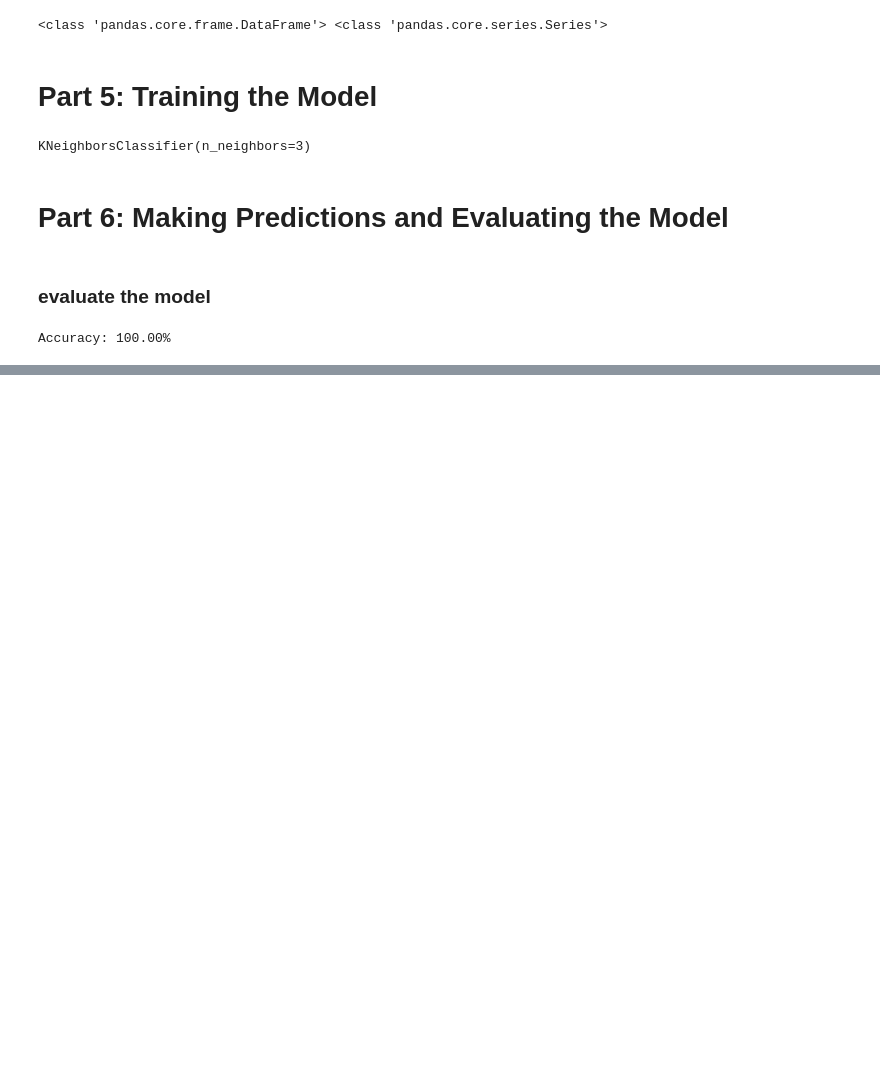
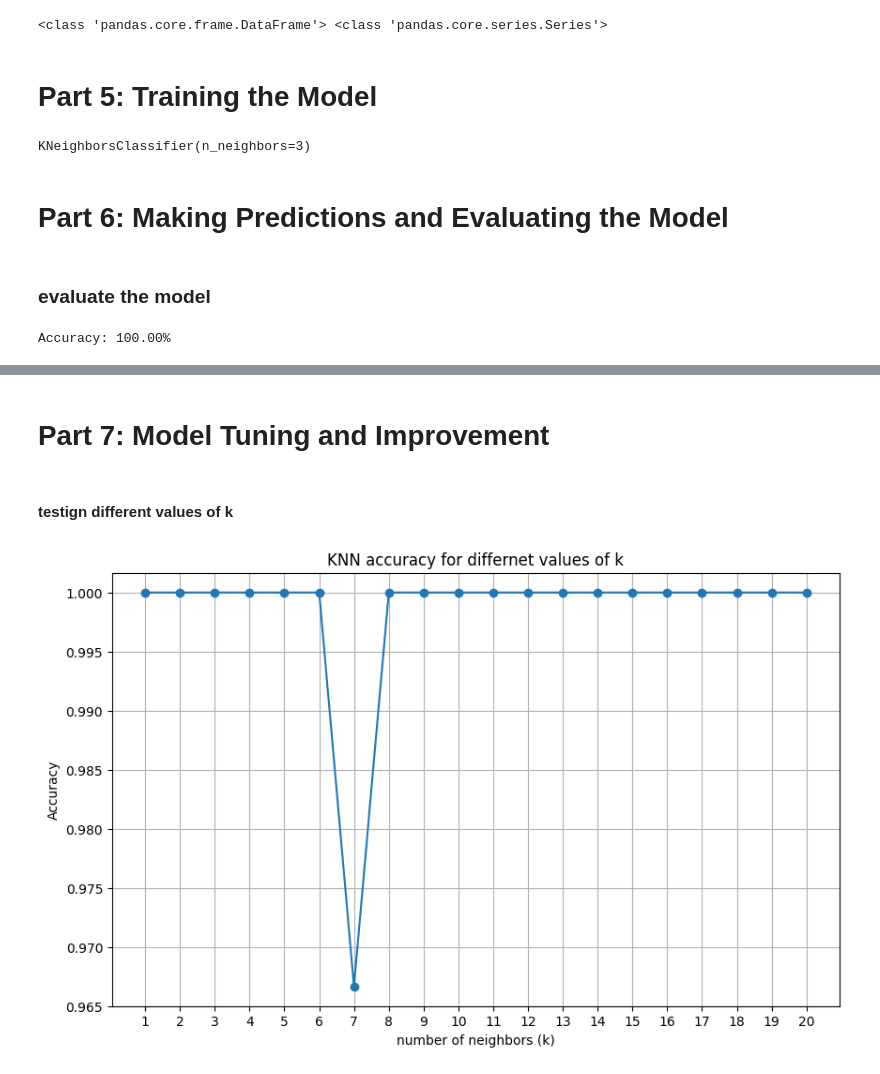
Before and after one commit to S827/ML_training, a Jupyter notebook: scikit-learn_train/Project_1_Simple_Classification_Using_the_Iris_Dataset/Project1_SimpleClassification(IrisDataset).ipynb, the cells around one changed output, grey strips where cells are left out. Cells and saved outputs as stored; diff of their text form; code cells hidden in the pictures; blank space fills up the shorter version.

Commit message:
completed model tuning and improvement

```diff
--- a/scikit-learn_train/Project_1_Simple_Classification_Using_the_Iris_Dataset/Project1_SimpleClassification(IrisDataset).ipynb
+++ b/scikit-learn_train/Project_1_Simple_Classification_Using_the_Iris_Dataset/Project1_SimpleClassification(IrisDataset).ipynb
@@ -151,0 +173,27 @@ Accuracy: 100.00%
+# %% [markdown]
+# Part 7: Model Tuning and Improvement
+# %% [markdown]
+#### testign different values of k
+# %%
+# list of k values to try
+k_values = range(1, 21)
+accuracies = []
+
+for k in k_values:
+    model = KNeighborsClassifier(n_neighbors=k)
+    model.fit(X_train, y_train)
+    y_pred = model.predict(X_test)
+    accuracy = accuracy_score(y_test, y_pred)
+    accuracies.append(accuracy)
+
+# plotting the accuracies
+plt.figure(figsize=(10, 6))
+plt.plot(k_values, accuracies, marker='o')
+plt.title('KNN accuracy for differnet values of k')
+plt.xlabel('number of neighbors (k)')
+plt.ylabel('Accuracy')
+plt.xticks(k_values)
+plt.grid()
+plt.show()
+# %% [output]
+[figure, added]
```
Also changed, not shown: parts of 2 cells of this notebook.
